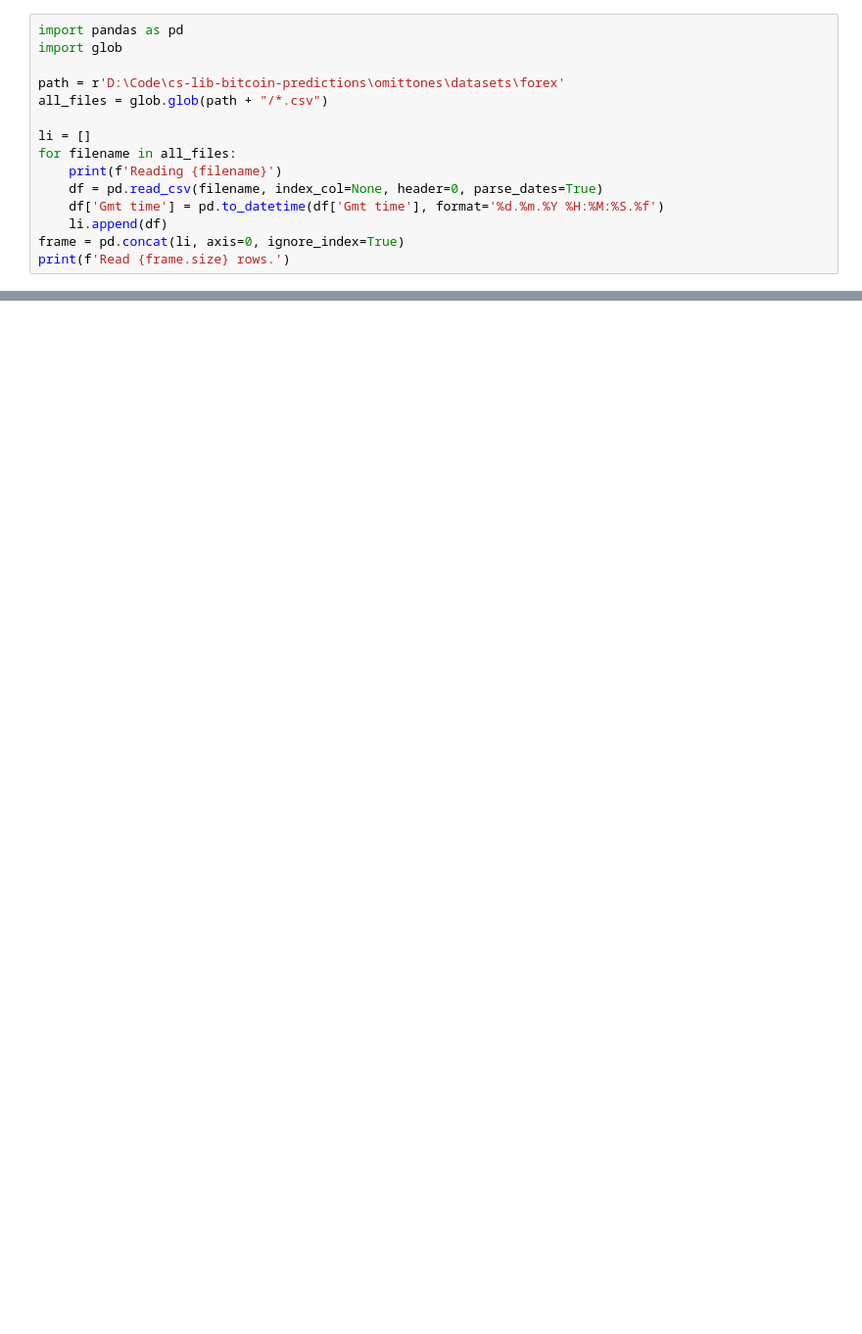
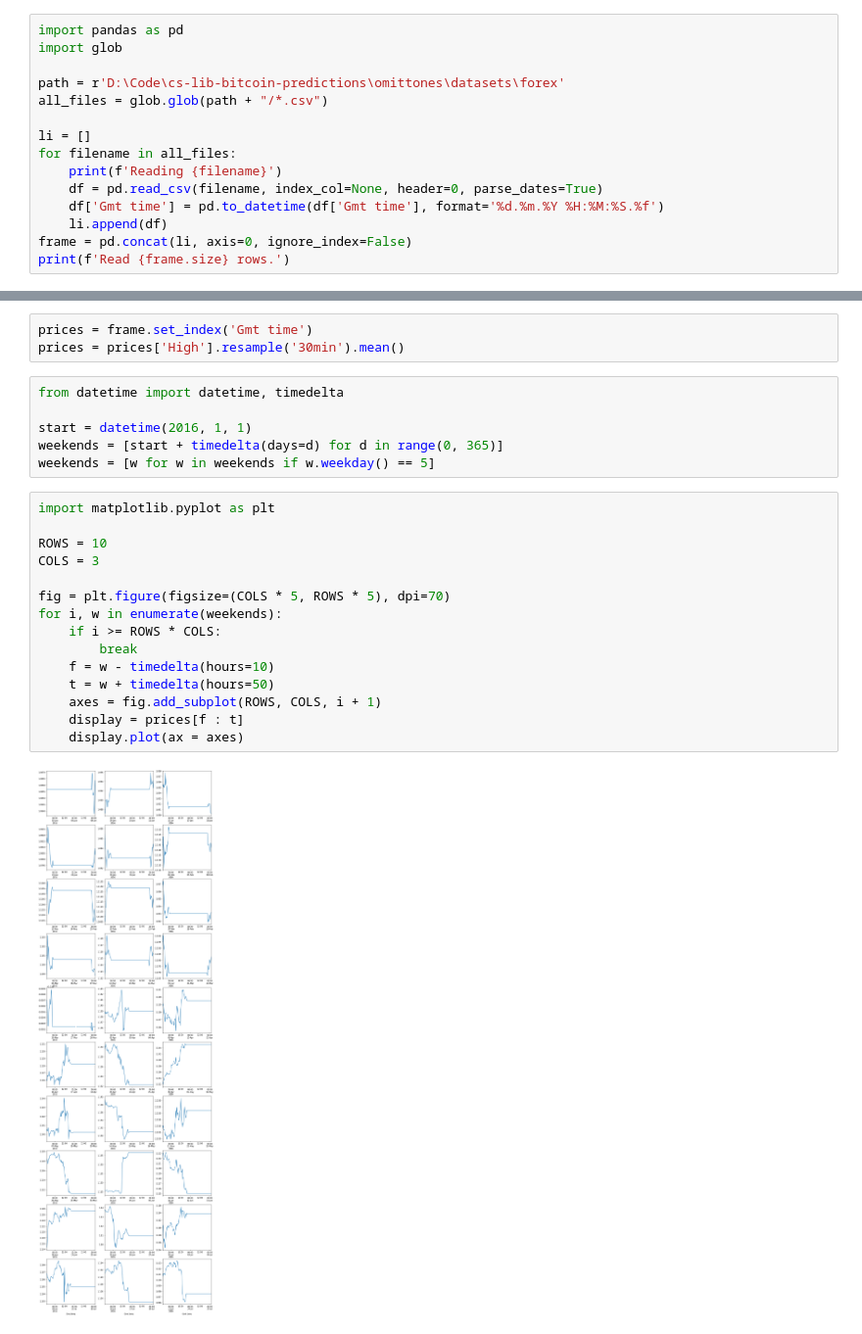
Before and after one commit to omittones/py-lib-machinelearning, a Jupyter notebook: src/jupyter/pattern-finder.ipynb, the cells around one changed output, grey strips where cells are left out. Shown at 98% size. Saved outputs shown, nothing was run; the diff lists cells and outputs as text; blank space fills up the shorter version.

Commit message:
Show graphs.

```diff
--- a/src/jupyter/pattern-finder.ipynb
+++ b/src/jupyter/pattern-finder.ipynb
@@ -11,7 +11,7 @@ for filename in all_files:
     df = pd.read_csv(filename, index_col=None, header=0, parse_dates=True)
     df['Gmt time'] = pd.to_datetime(df['Gmt time'], format='%d.%m.%Y %H:%M:%S.%f')
     li.append(df)
-frame = pd.concat(li, axis=0, ignore_index=True)
+frame = pd.concat(li, axis=0, ignore_index=False)
 print(f'Read {frame.size} rows.')
 # %% [output]
 Reading D:\Code\cs-lib-bitcoin-predictions\omittones\datasets\forex\EURUSD_Candlestick_1_m_BID_01.01.2005-31.12.2005.csv
@@ -28,3 +28,29 @@ Reading D:\Code\cs-lib-bitcoin-predictions\omittones\datasets\forex\EURUSD_Candl
 Reading D:\Code\cs-lib-bitcoin-predictions\omittones\datasets\forex\EURUSD_Candlestick_1_m_BID_01.01.2016-31.12.2016.csv
 Reading D:\Code\cs-lib-bitcoin-predictions\omittones\datasets\forex\EURUSD_Candlestick_1_m_BID_01.01.2017-31.12.2017.csv
 Read 37925280 rows.
+# %%
+prices = frame.set_index('Gmt time')
+prices = prices['High'].resample('30min').mean()
+# %%
+from datetime import datetime, timedelta
+
+start = datetime(2016, 1, 1)
+weekends = [start + timedelta(days=d) for d in range(0, 365)]
+weekends = [w for w in weekends if w.weekday() == 5]
+# %%
+import matplotlib.pyplot as plt
+
+ROWS = 10
+COLS = 3
+
+fig = plt.figure(figsize=(COLS * 5, ROWS * 5), dpi=70)
+for i, w in enumerate(weekends):
+    if i >= ROWS * COLS:
+        break
+    f = w - timedelta(hours=10)
+    t = w + timedelta(hours=50)
+    axes = fig.add_subplot(ROWS, COLS, i + 1)
+    display = prices[f : t]
+    display.plot(ax = axes)
+# %% [output]
+[figure, added]
```
